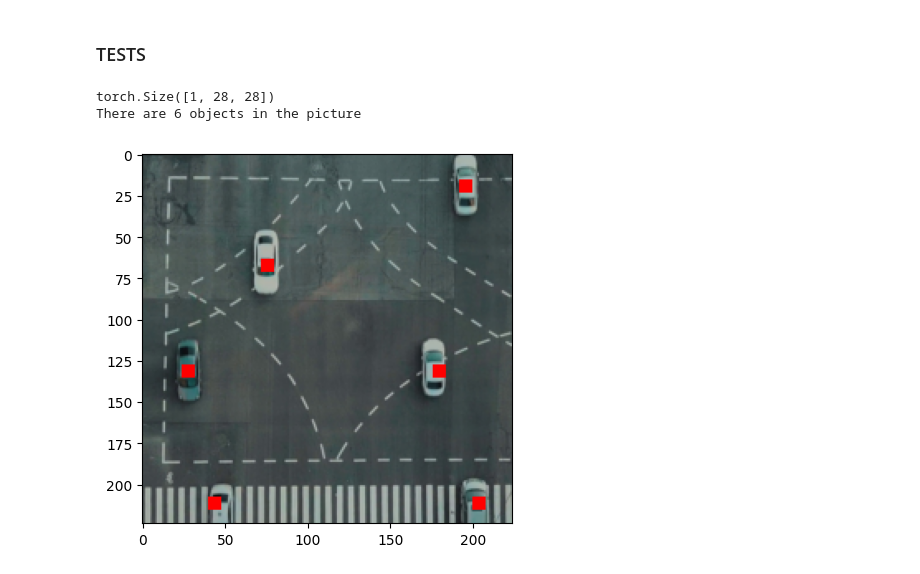
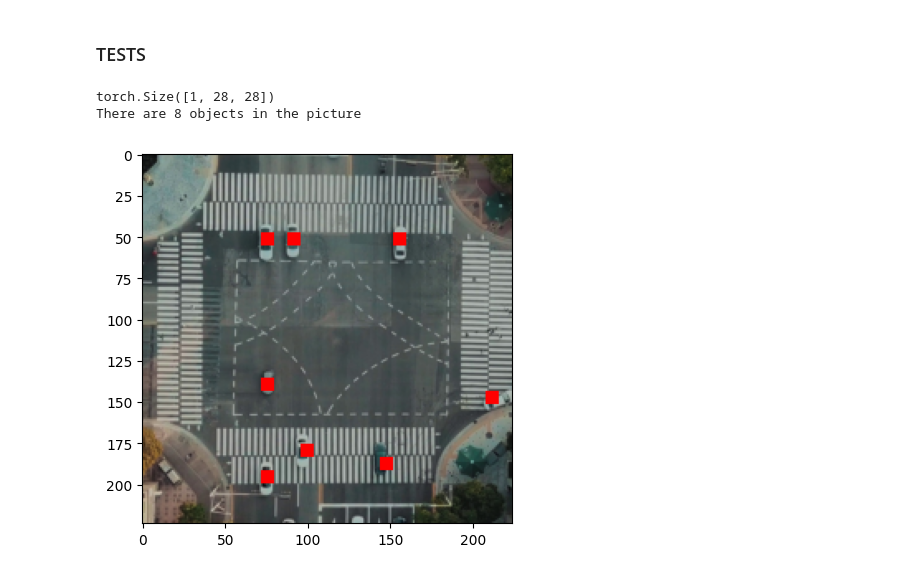
Before and after one commit to krzy3chu/FOMO, a Jupyter notebook: fomo.ipynb, the cells around one changed output. Cells and saved outputs as stored; diff of their text form; code cells hidden in the pictures.

```diff
--- a/fomo.ipynb
+++ b/fomo.ipynb
@@ -41,8 +41,8 @@ class BoundingBoxToMask():
                 if c == i:
                     xp_idx = int(x * grid_resolution)
                     yp_idx = int(y * grid_resolution)
-                    class_mask[yp_idx, xp_idx] = 1
+                    class_mask[yp_idx, xp_idx] = 1.0
 
             masks.append(class_mask)
 
-        return torch.stack(masks)
+        return torch.stack(masks).double()
@@ -190,24 +210,24 @@ vehicle_data_module.setup(stage=None)
 train_loader = vehicle_data_module.train_dataloader()
 data = next(iter(train_loader))
 # %%
-data_idx = 26
+data_idx = 30
 image = data[0][data_idx]
 mask = data[1][data_idx]
 
 print(mask.shape)
 
 mask = torch.squeeze(mask, dim=0)
 
 image = image.permute(1, 2, 0).numpy().astype(int)
 mask = mask.numpy()
 
 mask_res = cv2.resize(mask, dsize=(IMAGE_RESOLUTION, IMAGE_RESOLUTION), interpolation=cv2.INTER_NEAREST)
 image[mask_res == 1] = [255, 0, 0]
 plt.imshow(image)
 
 cnt = np.count_nonzero(mask == 1)
 print("There are", str(cnt), "objects in the picture")
 # %% [output]
 torch.Size([1, 28, 28])
-There are 6 objects in the picture
+There are 8 objects in the picture
-[figure, old version]
+[figure, new version]
```
Also changed, not shown: parts of 2 cells of this notebook.
